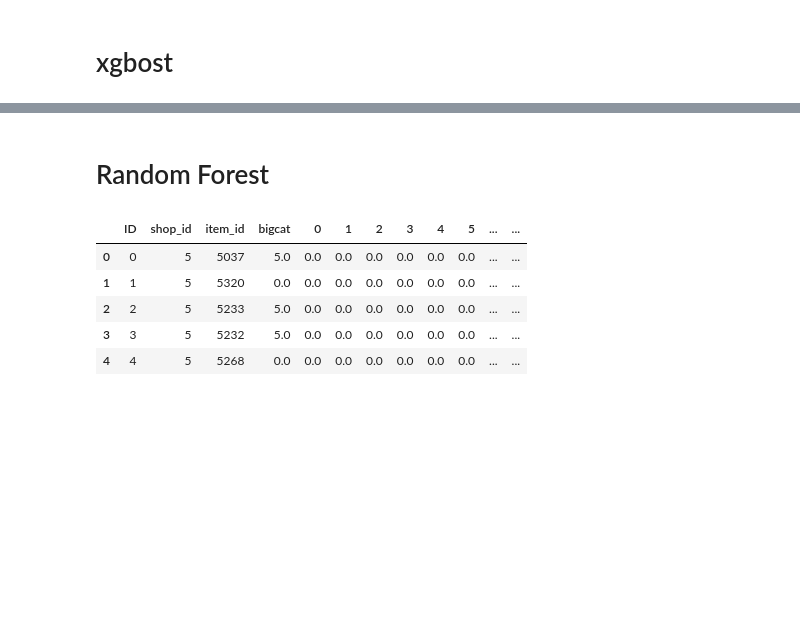
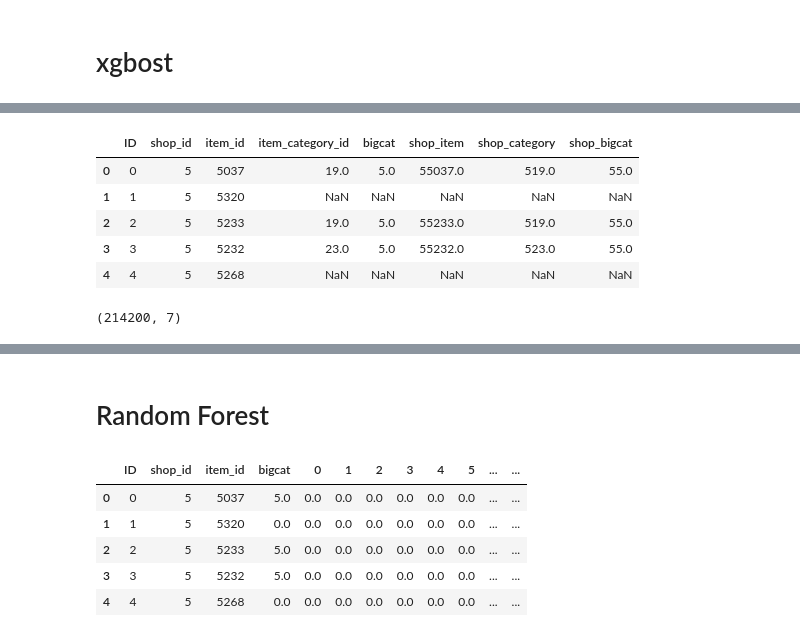
Before and after one commit to GatzZ/competitive-data-science-final-project, a Jupyter notebook: Main.ipynb, the cells around one changed output, grey strips where cells are left out. Cells and saved outputs as stored; diff of their text form; code cells hidden in the pictures; blank space fills up the shorter version.

```diff
--- a/Main.ipynb
+++ b/Main.ipynb
@@ -506,3 +395,18 @@ X_test_label.shape
+# %%
+df_test_label = df_test[['ID', 'shop_id', 'item_id']].merge(df_cats, how='left')
+df_test_label.head()
+# %% [output]
+|  | ID | shop_id | item_id | item_category_id | bigcat | shop_item | shop_category | shop_bigcat |
+| 0 | 0 | 5 | 5037 | 19.0 | 5.0 | 55037.0 | 519.0 | 55.0 |
+| 1 | 1 | 5 | 5320 | NaN | NaN | NaN | NaN | NaN |
+| 2 | 2 | 5 | 5233 | 19.0 | 5.0 | 55233.0 | 519.0 | 55.0 |
+| 3 | 3 | 5 | 5232 | 23.0 | 5.0 | 55232.0 | 523.0 | 55.0 |
+| 4 | 4 | 5 | 5268 | NaN | NaN | NaN | NaN | NaN |
+# %%
+X_test_label = sparse.csr_matrix(df_test_label[label_cols].values)
+X_test_label.shape
+# %% [output]
+(214200, 7)
 # %%
 X_test = sparse.csr_matrix(df_test.iloc[:, -n_months:].values)
 X_test_diff = sparse.csr_matrix(df_test.iloc[:, -n_months:].diff(axis=1).values)
```
Also changed, not shown: parts of 29 cells of this notebook, 1 other file.
